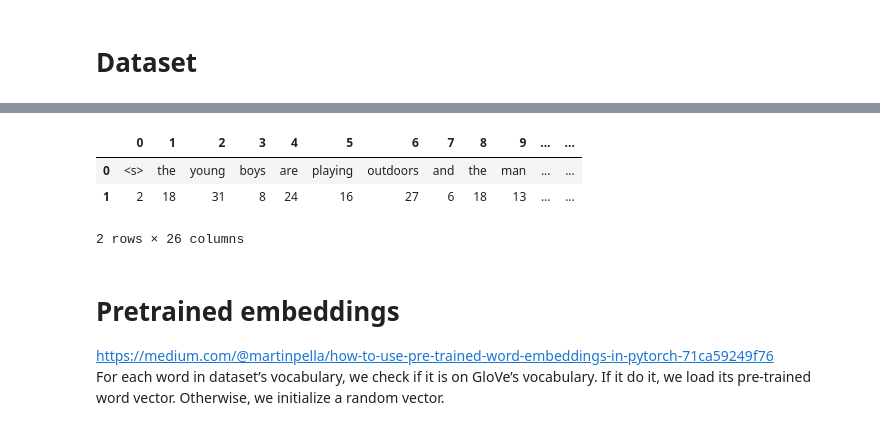
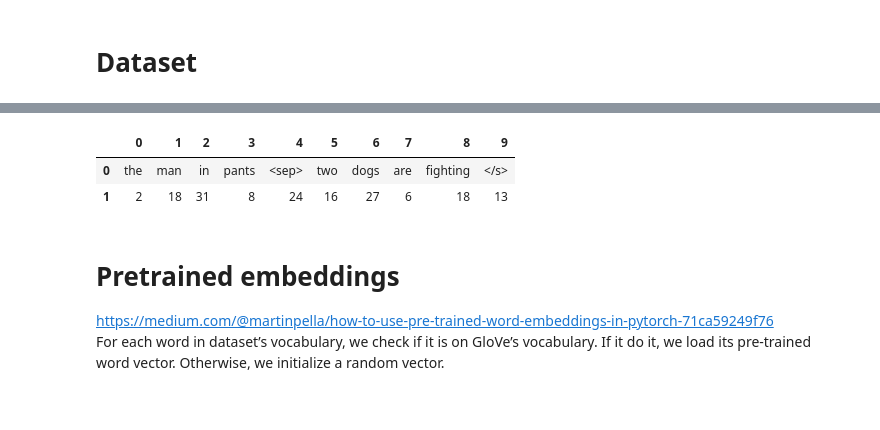
Before and after one commit to pchampio/sentence-entailment, a Jupyter notebook: baseline.ipynb, the cells around one changed output, grey strips where cells are left out. Drawn from its saved outputs; the diff is of its cells as text; code cells hidden in the pictures.

```diff
--- a/baseline.ipynb
+++ b/baseline.ipynb
@@ -139,12 +139,11 @@ sick_dataset_dev = SickDataset(df_dev, vocabulary_size, dictionary_train)
 # Create the test dataset
 sick_dataset_test = SickDataset(df_test, vocabulary_size, dictionary_train)
 # %%
-pd.DataFrame(list(zip(sick_dataset_train.getRef(2), sick_dataset_train[2][0]))).T
+pd.DataFrame(list(zip(sick_dataset_train.getRef(6)[-10:], sick_dataset_train[2][0]))).T
 # %% [output]
-|  | 0 | 1 | 2 | 3 | 4 | 5 | 6 | 7 | 8 | 9 | ... | ... |
-| 0 | <s> | the | young | boys | are | playing | outdoors | and | the | man | ... | ... |
-| 1 | 2 | 18 | 31 | 8 | 24 | 16 | 27 | 6 | 18 | 13 | ... | ... |
+|  | 0 | 1 | 2 | 3 | 4 | 5 | 6 | 7 | 8 | 9 |
+| 0 | the | man | in | pants | <sep> | two | dogs | are | fighting | </s> |
+| 1 | 2 | 18 | 31 | 8 | 24 | 16 | 27 | 6 | 18 | 13 |
-2 rows × 26 columns
 # %% [markdown]
 # Pretrained embeddings
 https://medium.com/@martinpella/how-to-use-pre-trained-word-embeddings-in-pytorch-71ca59249f76
```
Also changed, not shown: parts of 8 cells of this notebook, 1 other file.
